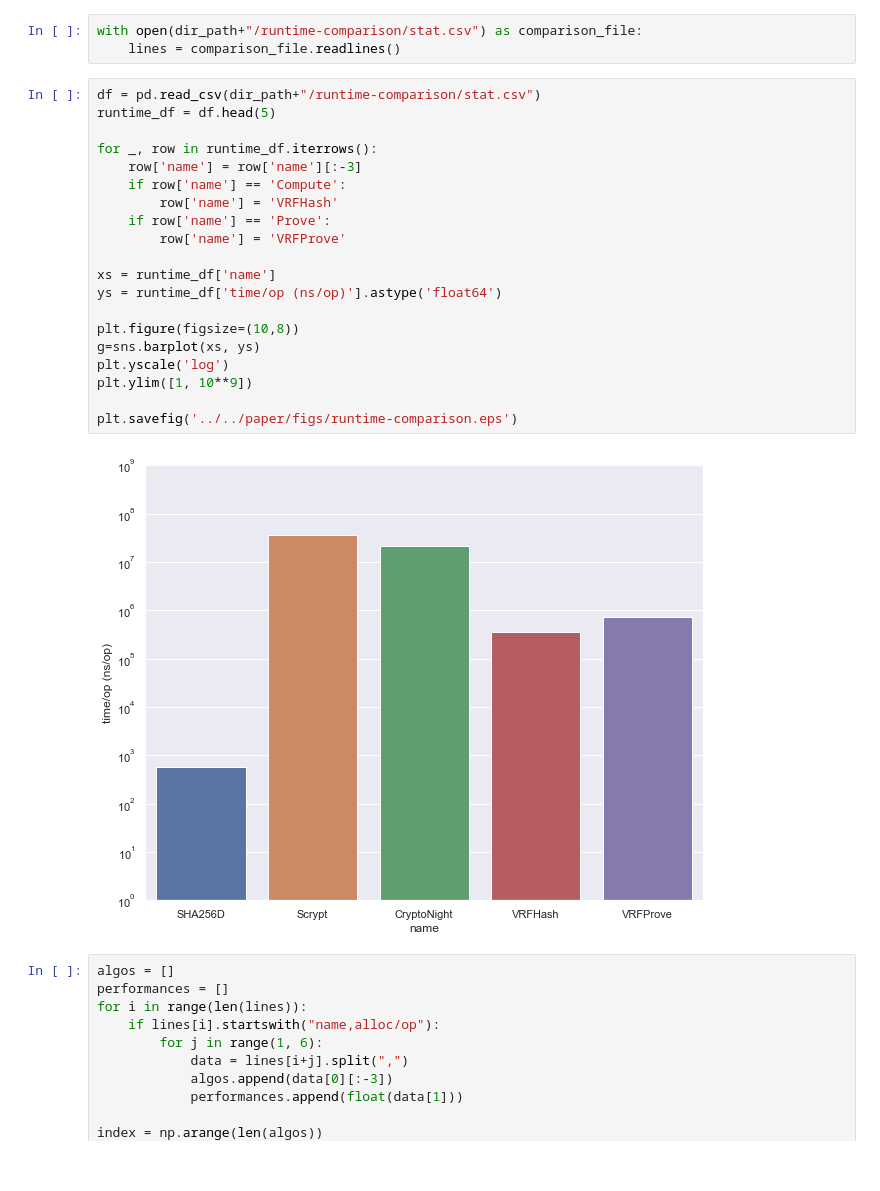
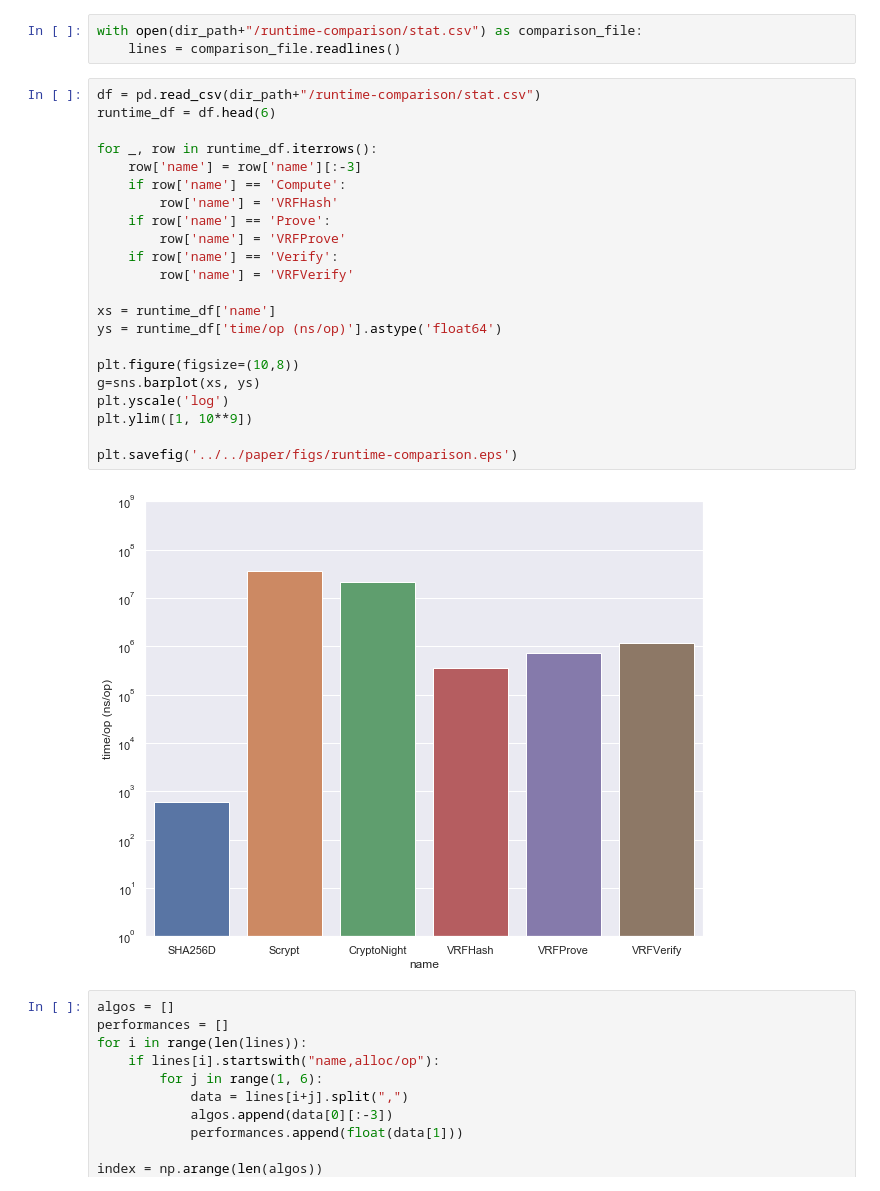
Before and after one commit to DEX-ware/vrf-mining, a Jupyter notebook: src/eval/Untitled.ipynb, the cells around one changed output. Cells and saved outputs as stored; diff of their text form.

Commit message:
profile vrfverify as well

```diff
--- a/src/eval/Untitled.ipynb
+++ b/src/eval/Untitled.ipynb
@@ -73,26 +73,28 @@ with open(dir_path+"/runtime-comparison/stat.csv") as comparison_file:
     lines = comparison_file.readlines()
 # %%
 df = pd.read_csv(dir_path+"/runtime-comparison/stat.csv")
-runtime_df = df.head(5)
+runtime_df = df.head(6)
 
 for _, row in runtime_df.iterrows():
     row['name'] = row['name'][:-3]
     if row['name'] == 'Compute':
         row['name'] = 'VRFHash'
     if row['name'] == 'Prove':
         row['name'] = 'VRFProve'
+    if row['name'] == 'Verify':
+        row['name'] = 'VRFVerify'
 
 xs = runtime_df['name']
 ys = runtime_df['time/op (ns/op)'].astype('float64')
 
 plt.figure(figsize=(10,8))
 g=sns.barplot(xs, ys)
 plt.yscale('log')
 plt.ylim([1, 10**9])
 
 plt.savefig('../../paper/figs/runtime-comparison.eps')
 # %% [output]
-[figure, old version]
+[figure, new version]
 # %%
 algos = []
 performances = []
```
Also changed, not shown: 6 other files.
